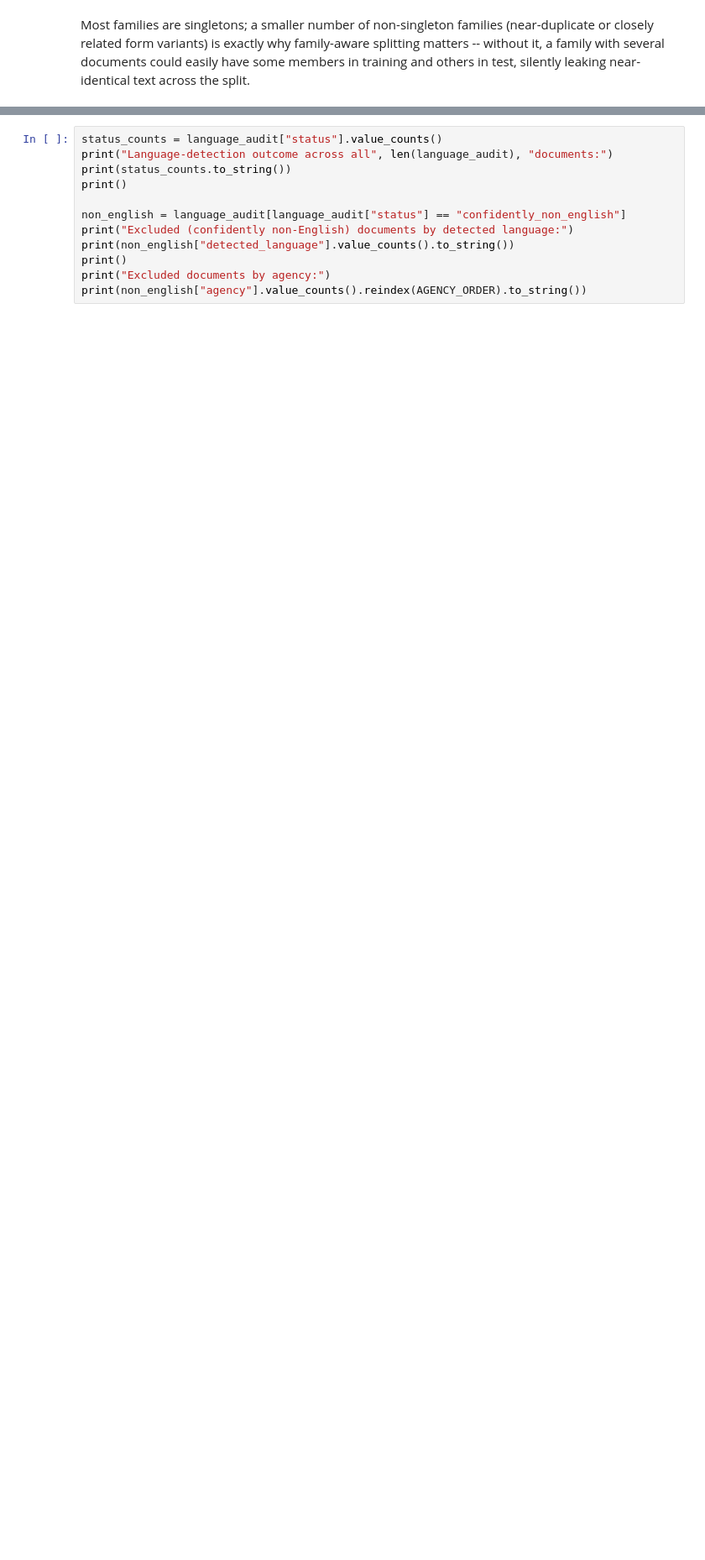
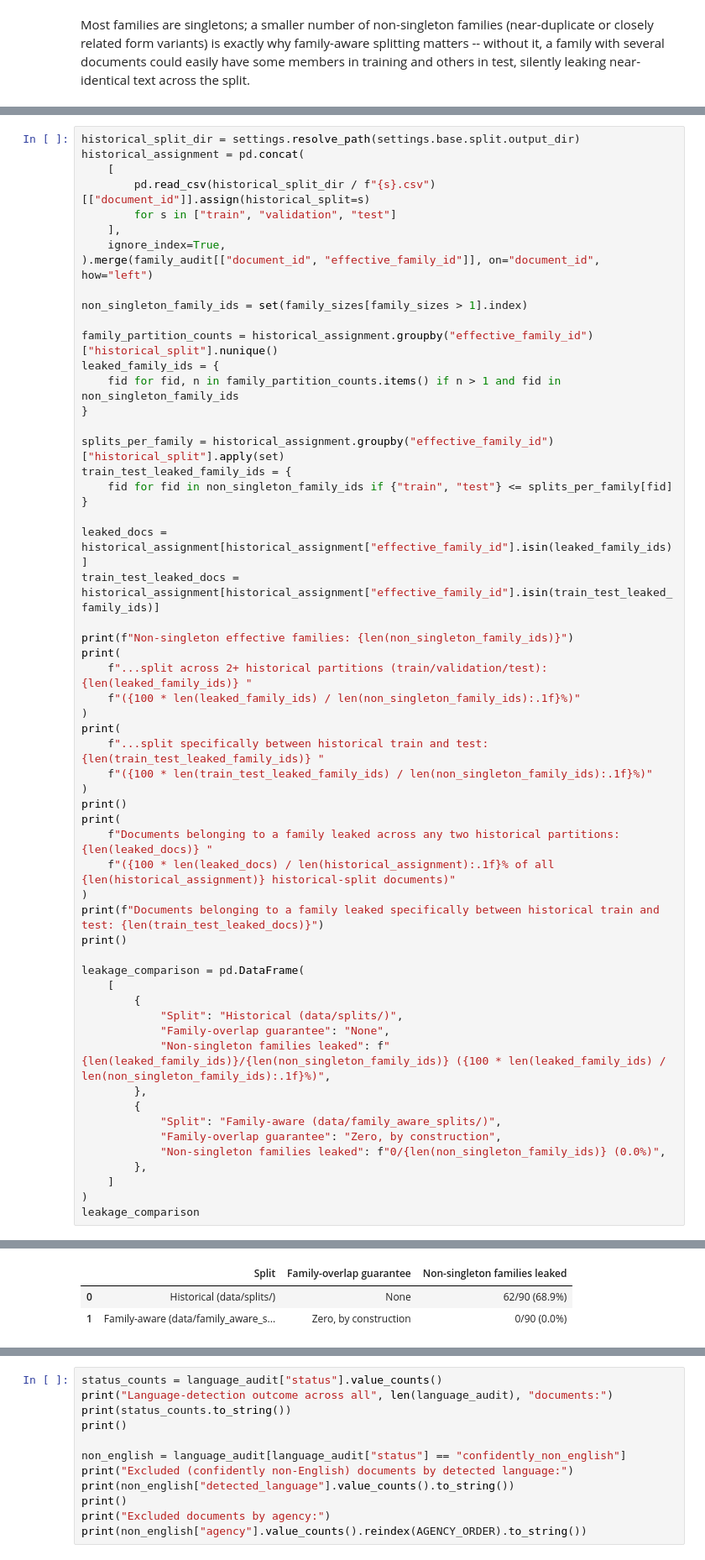
Before and after one commit to al1az1z1/newstart-ai, a Jupyter notebook: newstart_ai_benchmark/notebooks/12_family_aware_eda.ipynb, the cells around one changed output, grey strips where cells are left out. Shown at 84% size. Saved outputs shown, nothing was run; the diff lists cells and outputs as text; blank space fills up the shorter version.

```diff
--- a/newstart_ai_benchmark/notebooks/12_family_aware_eda.ipynb
+++ b/newstart_ai_benchmark/notebooks/12_family_aware_eda.ipynb
@@ -98,0 +103,58 @@ Most families are singletons; a smaller number of non-singleton families (near-d
+# %%
+historical_split_dir = settings.resolve_path(settings.base.split.output_dir)
+historical_assignment = pd.concat(
+    [
+        pd.read_csv(historical_split_dir / f"{s}.csv")[["document_id"]].assign(historical_split=s)
+        for s in ["train", "validation", "test"]
+    ],
+    ignore_index=True,
+).merge(family_audit[["document_id", "effective_family_id"]], on="document_id", how="left")
+
+non_singleton_family_ids = set(family_sizes[family_sizes > 1].index)
+
+family_partition_counts = historical_assignment.groupby("effective_family_id")["historical_split"].nunique()
+leaked_family_ids = {
+    fid for fid, n in family_partition_counts.items() if n > 1 and fid in non_singleton_family_ids
+}
+
+splits_per_family = historical_assignment.groupby("effective_family_id")["historical_split"].apply(set)
+train_test_leaked_family_ids = {
+    fid for fid in non_singleton_family_ids if {"train", "test"} <= splits_per_family[fid]
+}
+
+leaked_docs = historical_assignment[historical_assignment["effective_family_id"].isin(leaked_family_ids)]
+train_test_leaked_docs = historical_assignment[historical_assignment["effective_family_id"].isin(train_test_leaked_family_ids)]
+
+print(f"Non-singleton effective families: {len(non_singleton_family_ids)}")
+print(
+    f"...split across 2+ historical partitions (train/validation/test): {len(leaked_family_ids)} "
+    f"({100 * len(leaked_family_ids) / len(non_singleton_family_ids):.1f}%)"
+)
+print(
+    f"...split specifically between historical train and test: {len(train_test_leaked_family_ids)} "
+    f"({100 * len(train_test_leaked_family_ids) / len(non_singleton_family_ids):.1f}%)"
+)
+print()
+print(
+    f"Documents belonging to a family leaked across any two historical partitions: {len(leaked_docs)} "
+    f"({100 * len(leaked_docs) / len(historical_assignment):.1f}% of all {len(historical_assignment)} historical-split documents)"
+)
+print(f"Documents belonging to a family leaked specifically between historical train and test: {len(train_test_leaked_docs)}")
+print()
+
+leakage_comparison = pd.DataFrame(
+    [
+        {
+            "Split": "Historical (data/splits/)",
+            "Family-overlap guarantee": "None",
+            "Non-singleton families leaked": f"{len(leaked_family_ids)}/{len(non_singleton_family_ids)} ({100 * len(leaked_family_ids) / len(non_singleton_family_ids):.1f}%)",
+        },
+        {
+            "Split": "Family-aware (data/family_aware_splits/)",
+            "Family-overlap guarantee": "Zero, by construction",
+            "Non-singleton families leaked": f"0/{len(non_singleton_family_ids)} (0.0%)",
+        },
+    ]
+)
+leakage_comparison
+# %% [output]
@@ -98,0 +167,3 @@ Most families are singletons; a smaller number of non-singleton families (near-d
+|  | Split | Family-overlap guarantee | Non-singleton families leaked |
+| 0 | Historical (data/splits/) | None | 62/90 (68.9%) |
+| 1 | Family-aware (data/family_aware_s... | Zero, by construction | 0/90 (0.0%) |
```
Also changed, not shown: parts of 9 cells of this notebook, 3 other files.
